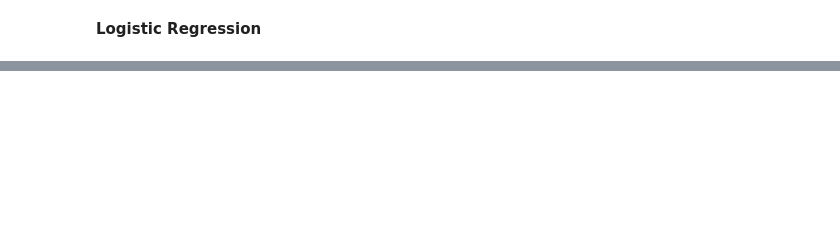
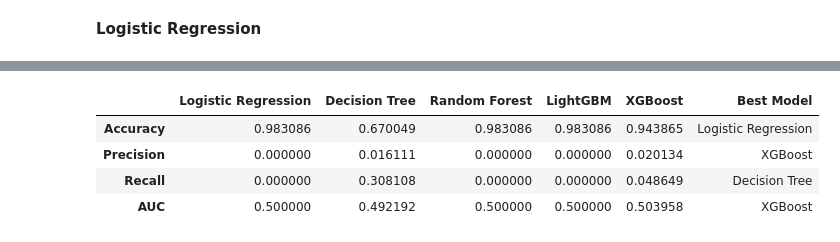
Before and after one commit to giorgiodemarchi/TabText-Experiments, a Jupyter notebook: Giorgio_baseline.ipynb, the cells around one changed output, grey strips where cells are left out. Cells and saved outputs as stored; diff of their text form; code cells hidden in the pictures; blank space fills up the shorter version.

```diff
--- a/Giorgio_baseline.ipynb
+++ b/Giorgio_baseline.ipynb
@@ -399,0 +680,8 @@ ImportError: DLL load failed while importing _argkmin: The filename or extension
+# %%
+metrics
+# %% [output]
+|  | Logistic Regression | Decision Tree | Random Forest | LightGBM | XGBoost | Best Model |
+| Accuracy | 0.983086 | 0.670049 | 0.983086 | 0.983086 | 0.943865 | Logistic Regression |
+| Precision | 0.000000 | 0.016111 | 0.000000 | 0.000000 | 0.020134 | XGBoost |
+| Recall | 0.000000 | 0.308108 | 0.000000 | 0.000000 | 0.048649 | Decision Tree |
+| AUC | 0.500000 | 0.492192 | 0.500000 | 0.500000 | 0.503958 | XGBoost |
```
Also changed, not shown: parts of 32 cells of this notebook.
